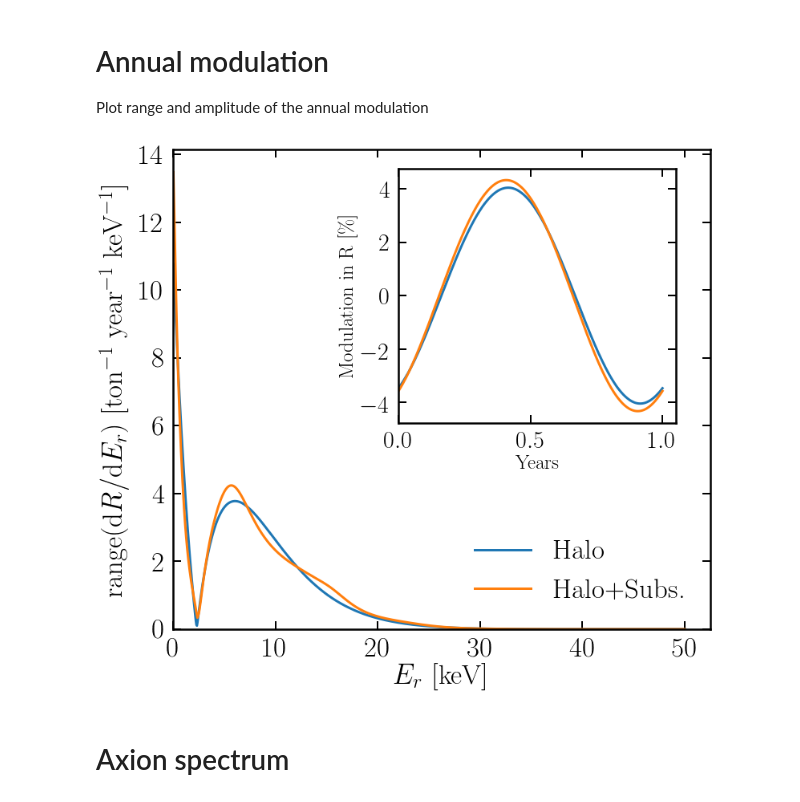
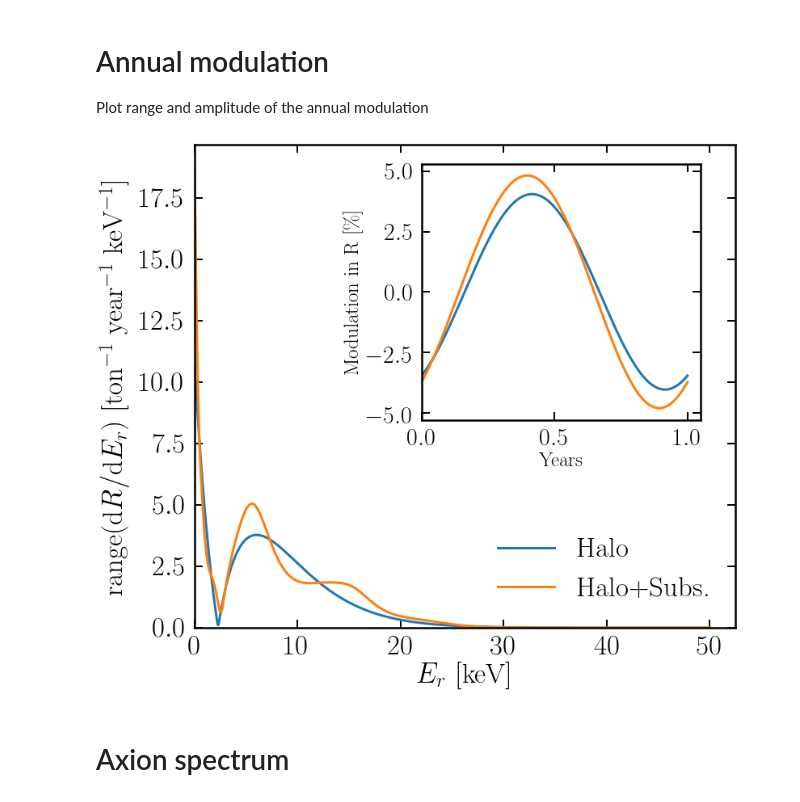
Before and after one commit to cajohare/DarkShards, a Jupyter notebook: code/PlotShards.ipynb, the cells around one changed output. Drawn from its saved outputs; the diff is of its cells as text; code cells hidden in the pictures.

Commit message:
work on plots

```diff
--- a/code/PlotShards.ipynb
+++ b/code/PlotShards.ipynb
@@ -93,6 +93,8 @@ fig.savefig('../plots/plots_png/'+pltname+'.png',bbox_inches='tight')
 # Annual modulation
 Plot range and amplitude of the annual modulation
 # %%
+pltname = 'Shards_annualmod'
+
 # DM params
 A = Xe131.MassNumber
 m_chi = 20.0
@@ -105,6 +107,9 @@ E_max = 50.0
 E = linspace(0.01,E_max,n)
 v_min = MinimumWIMPSpeed(E,A,m_chi)
 
+
+xi_halo = 0.5
+xi_s = (1.0-xi_halo)/(1.0*nshards)
 
 # Loop over times
 ndays = 365
@@ -146,34 +151,34 @@ plt.plot(E,Rdiff0,label='Halo',linewidth=3)
 plt.plot(E,Rdiff,label='Halo+Subs.',linewidth=3)
 plt.xticks(fontsize=35)
 plt.yticks(fontsize=35)
 plt.xlabel(r"$E_r$ [keV]",fontsize=35);
 plt.ylabel(r"range($\textrm{d}R/\textrm{d}E_r$) [ton$^{-1}$ year$^{-1}$ keV$^{-1}$]" ,fontsize=35,labelpad=10);
 plt.legend(fontsize=35,frameon=False,loc='lower right')
 
 plt.sca(ax2)
 R0mid = (max(R0)+min(R0))/2.0
 Rmid = (max(R)+min(R))/2.0
 plt.plot(days/365,100*(R0-R0mid)/R0mid,label='Halo',linewidth=3)
 plt.plot(days/365,100*(R-Rmid)/Rmid,label='Halo+Subs.',linewidth=3)
 plt.xticks(fontsize=35)
 plt.yticks(fontsize=35)
 plt.xlabel(r"Years",fontsize=25);
 plt.ylabel(r"Modulation in R [\%]" ,fontsize=25);
 
 ax1.set_xlim(left=0.0)
 ax1.set_ylim(bottom=0.0)
 ax1.tick_params(which='major',direction='in',width=2,length=10,right=True,top=True,pad=10)
 ax1.tick_params(which='minor',direction='in',width=1,length=7,right=True,top=True)
 ax2.set_xlim(left=0.0)
 ax2.tick_params(which='major',direction='in',width=2,length=10,right=True,top=True,pad=10,labelsize=30)
 ax2.tick_params(which='minor',direction='in',width=1,length=7,right=True,top=True)
 
 
 plt.show()
 fig.savefig('../plots/'+pltname+'.pdf',bbox_inches='tight')
 fig.savefig('../plots/plots_png/'+pltname+'.png',bbox_inches='tight')
 # %% [output]
-[figure, old version]
+[figure, new version]
 # %% [markdown]
 # Axion spectrum
 # %%
```
Also changed, not shown: parts of 2 cells of this notebook, 5 other files.
